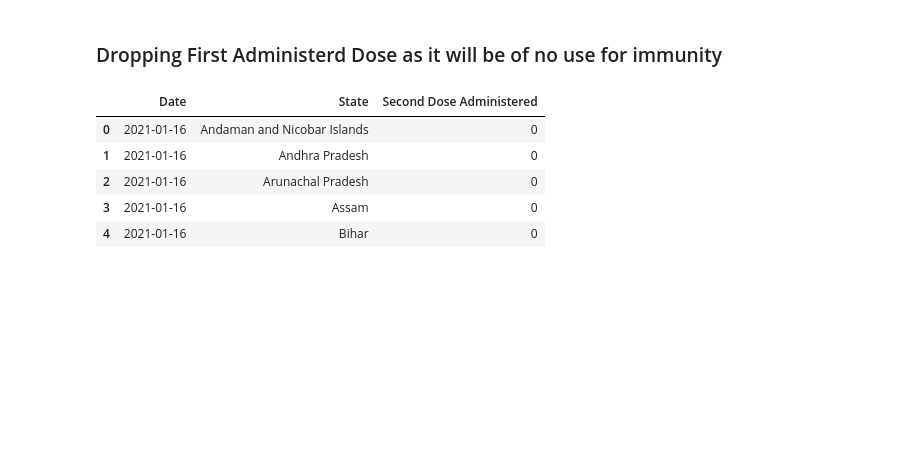
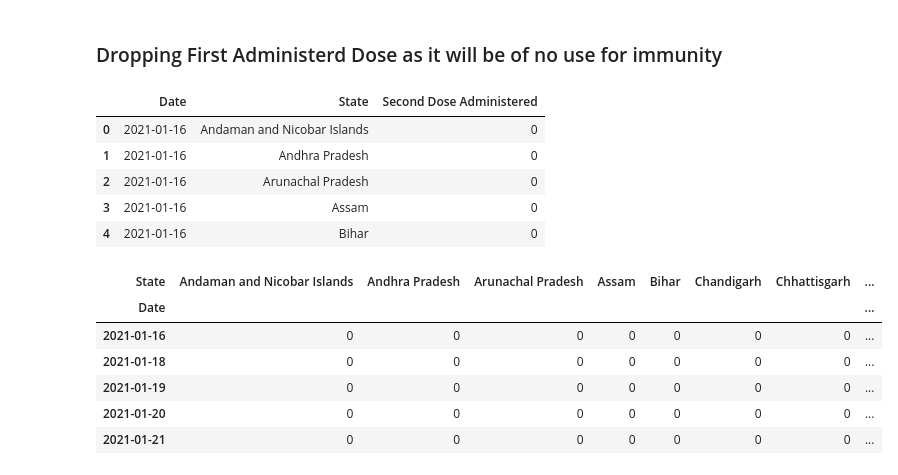
Before and after one commit to rajrathi/COVIDModelSimulation, a Jupyter notebook: Code/covidresearch.ipynb, the cells around one changed output. Drawn from its saved outputs; the diff is of its cells as text; code cells hidden in the pictures; blank space fills up the shorter version.

```diff
--- a/Code/covidresearch.ipynb
+++ b/Code/covidresearch.ipynb
@@ -128,3 +128,14 @@ vaccine_data.head()
 | 2 | 2021-01-16 | Arunachal Pradesh | 0 |
 | 3 | 2021-01-16 | Assam | 0 |
 | 4 | 2021-01-16 | Bihar | 0 |
+# %%
+vaccine_state = pd.pivot_table(vaccine_data, index='Date', columns='State', values='Second Dose Administered')
+vaccine_state.head()
+# %% [output]
+| State | Andaman and Nicobar Islands | Andhra Pradesh | Arunachal Pradesh | Assam | Bihar | Chandigarh | Chhattisgarh | ... |
+| Date |  |  |  |  |  |  |  | ... |
+| 2021-01-16 | 0 | 0 | 0 | 0 | 0 | 0 | 0 | ... |
+| 2021-01-18 | 0 | 0 | 0 | 0 | 0 | 0 | 0 | ... |
+| 2021-01-19 | 0 | 0 | 0 | 0 | 0 | 0 | 0 | ... |
+| 2021-01-20 | 0 | 0 | 0 | 0 | 0 | 0 | 0 | ... |
+| 2021-01-21 | 0 | 0 | 0 | 0 | 0 | 0 | 0 | ... |
```
Also changed, not shown: parts of 13 cells of this notebook.
